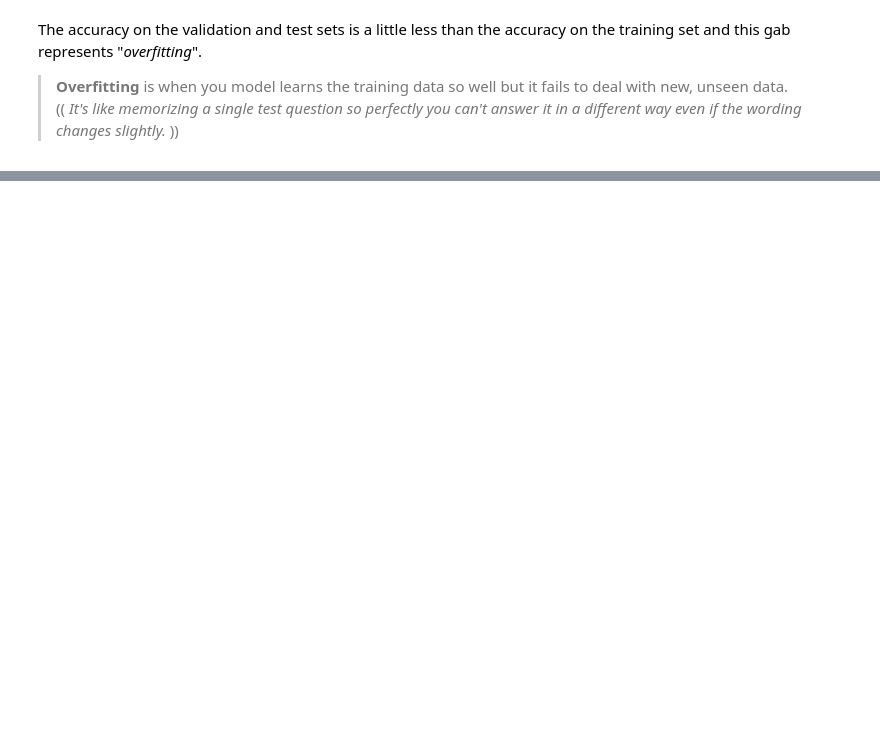
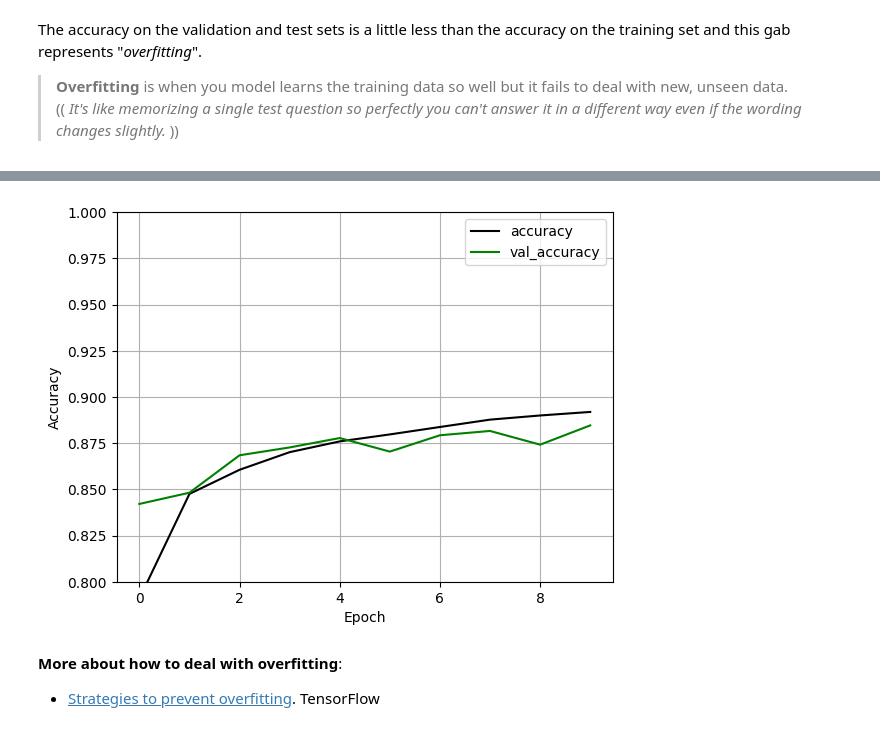
Before and after one commit to mohamedyosef101/learning_area, a Jupyter notebook: TensorFlow/02_fashion_mnist_classification.ipynb, the cells around one changed output, grey strips where cells are left out. Drawn from its saved outputs; the diff is of its cells as text; code cells hidden in the pictures; blank space fills up the shorter version.

```diff
--- a/TensorFlow/02_fashion_mnist_classification.ipynb
+++ b/TensorFlow/02_fashion_mnist_classification.ipynb
@@ -147,0 +154,31 @@ The accuracy on the validation and test sets is a little less than the accuracy
+# %%
+# L2 and Dropout regularization
+
+model_2 = keras.Sequential([
+    # input layer
+    layers.Flatten(input_shape=[28, 28]),
+
+    # 3 hidden layers
+    layers.Dense(64, activation='relu'),
+    layers.Dense(96, activation='relu', kernel_regularizer='l2'),
+    layers.Dense(64, activation='relu', kernel_initializer='GlorotUniform'),
+
+    # dropout layer
+    layers.Dropout(rate=0.2),
+
+    # output layer
+    layers.Dense(10, activation='softmax')
+])
+
+# compile the model
+model_2.compile(optimizer='adam',
+                loss='sparse_categorical_crossentropy',
+                metrics=['accuracy'])
+# %%
+# fit the model
+%%time
+history_2 = model_2.fit(
+    X_train, y_train,
+    epochs=10, verbose=0,
+    validation_split=0.2
+)
@@ -147,0 +188,19 @@ The accuracy on the validation and test sets is a little less than the accuracy
+# %%
+# see what the model have done...
+hist_2 = pd.DataFrame(history_2.history)
+
+
+plt.plot(hist_2['accuracy'], label='accuracy', color='black')
+plt.plot(hist_2['val_accuracy'], label='val_accuracy', color='green')
+plt.xlabel('Epoch')
+plt.ylabel('Accuracy')
+plt.grid(True)
+plt.ylim([0.80, 1])
+plt.legend()
+
+plt.show()
+# %% [output]
+[figure, added]
+# %% [markdown]
+**More about how to deal with overfitting**:
+- [Strategies to prevent overfitting](https://www.tensorflow.org/tutorials/keras/overfit_and_underfit#strategies_to_prevent_overfitting). TensorFlow
```
Also changed, not shown: parts of 13 cells of this notebook.
